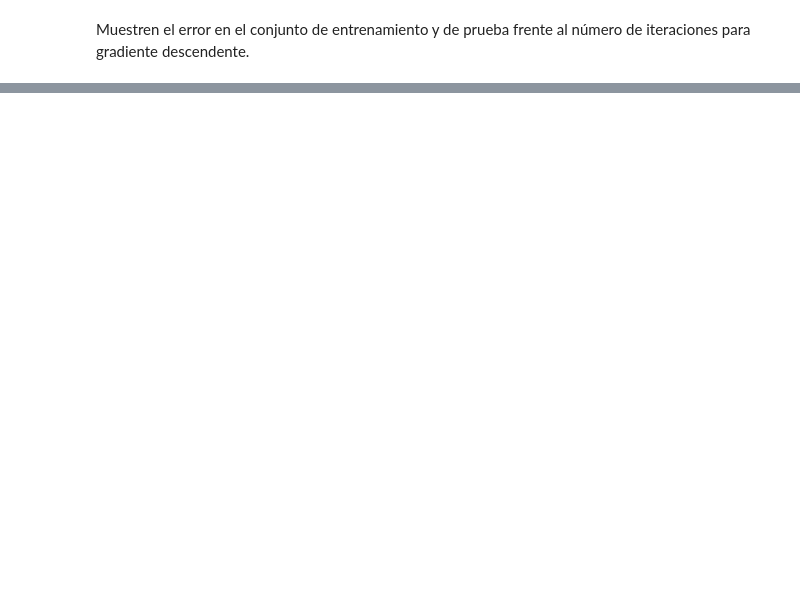
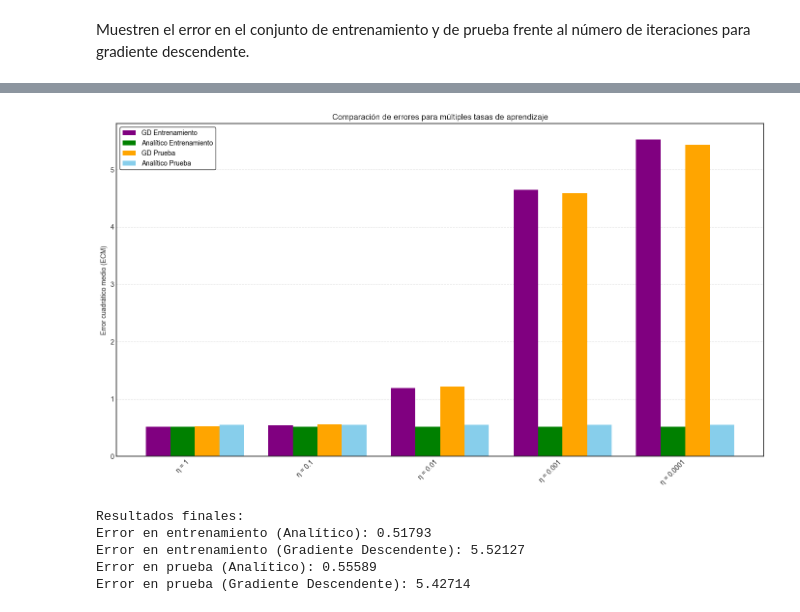
Before and after one commit to belubeluga/GRADIENT-DESCENT_LINEAR-REGRESSION_TP-04-MNyO, a Jupyter notebook: punto2.ipynb, the cells around one changed output, grey strips where cells are left out. Saved outputs shown, nothing was run; the diff lists cells and outputs as text; code cells hidden in the pictures; blank space fills up the shorter version.

```diff
--- a/punto2.ipynb
+++ b/punto2.ipynb
@@ -201,0 +230,21 @@ plot_error_comparison(train_error_analytical, train_error_gd, test_error_analyti
+# %%
+plot_error_comparison_multiple_lr(
+    learning_rates,
+    train_error_analytical,
+    train_errors_gd,
+    test_error_analytical,
+    test_errors_gd
+)
+
+print("\nResultados finales:")
+print(f"Error en entrenamiento (Analítico): {train_error_analytical:.5f}")
+print(f"Error en entrenamiento (Gradiente Descendente): {train_error_gd:.5f}")
+print(f"Error en prueba (Analítico): {test_error_analytical:.5f}")
+print(f"Error en prueba (Gradiente Descendente): {test_error_gd:.5f}")
+# %% [output]
+[figure, added]
+Resultados finales:
+Error en entrenamiento (Analítico): 0.51793
+Error en entrenamiento (Gradiente Descendente): 5.52127
+Error en prueba (Analítico): 0.55589
+Error en prueba (Gradiente Descendente): 5.42714
```
Also changed, not shown: parts of 8 cells of this notebook, 2 other files.
